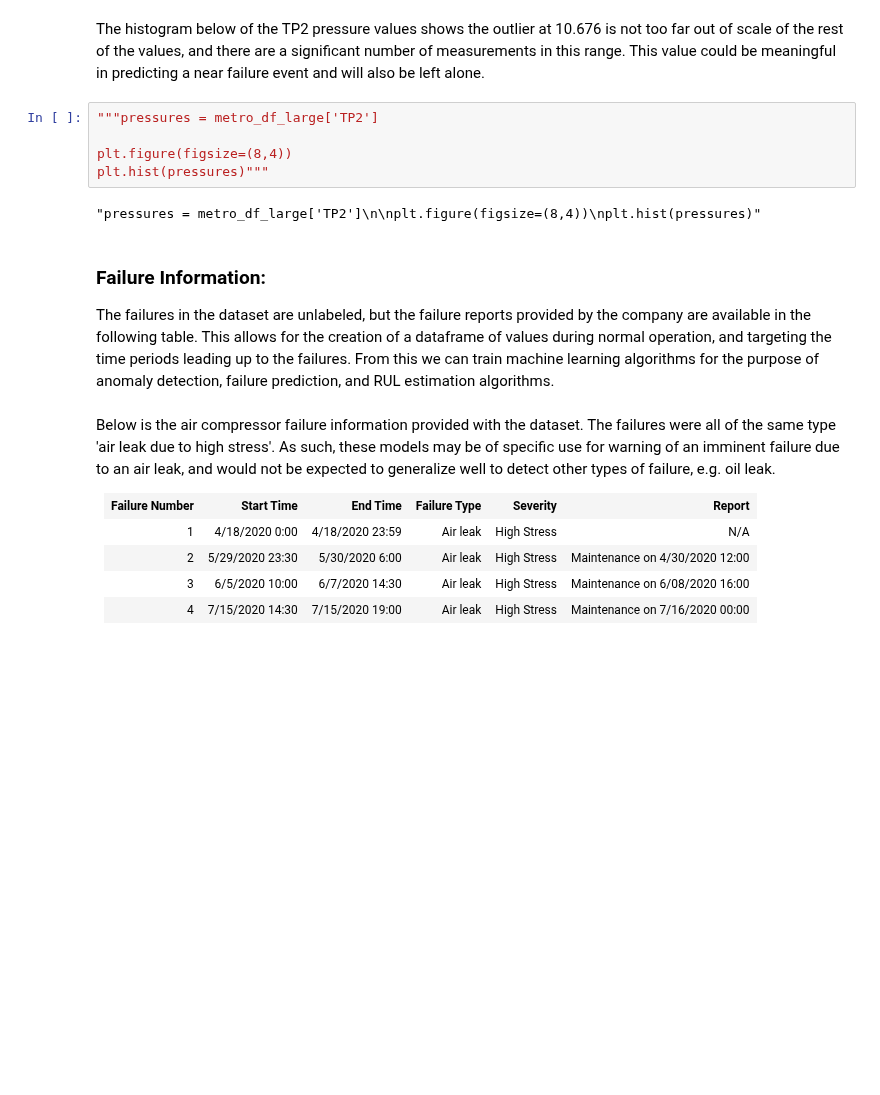
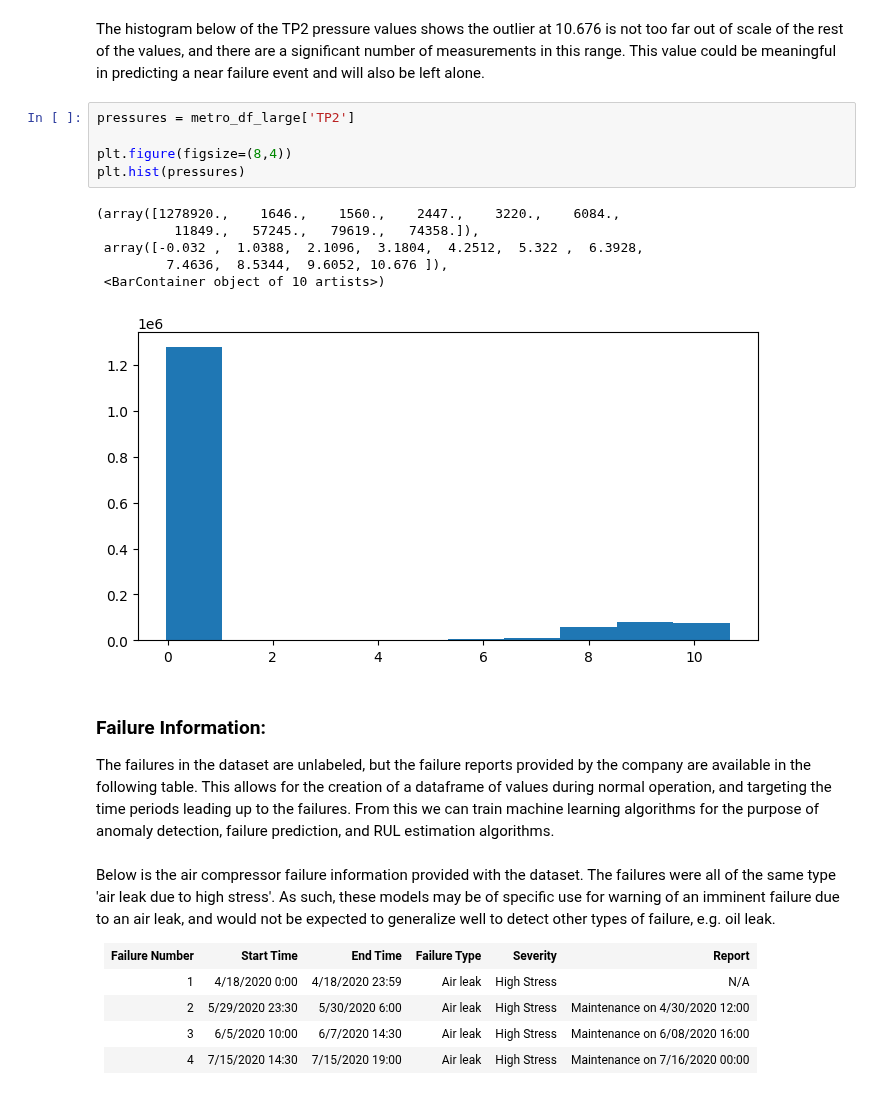
Before and after one commit to Dave-Codes/Predictive-Maintenance, a Jupyter notebook: predictive-maintenance-metropt-3.ipynb, the cells around one changed output. Saved outputs shown, nothing was run; the diff lists cells and outputs as text; blank space fills up the shorter version.

```diff
--- a/predictive-maintenance-metropt-3.ipynb
+++ b/predictive-maintenance-metropt-3.ipynb
@@ -132,12 +134,17 @@ plt.scatter(integers, dv_pressures, c='red', alpha=0.5)"""
 # %% [markdown]
 The histogram below of the TP2 pressure values shows the outlier at 10.676 is not too far out of scale of the rest of the values, and there are a significant number of measurements in this range. This value could be meaningful in predicting a near failure event and will also be left alone.
 # %%
-"""pressures = metro_df_large['TP2']
+pressures = metro_df_large['TP2']
 
 plt.figure(figsize=(8,4))
-plt.hist(pressures)"""
+plt.hist(pressures)
 # %% [output]
-"pressures = metro_df_large['TP2']\n\nplt.figure(figsize=(8,4))\nplt.hist(pressures)"
+(array([1278920.,    1646.,    1560.,    2447.,    3220.,    6084.,
+          11849.,   57245.,   79619.,   74358.]),
+ array([-0.032 ,  1.0388,  2.1096,  3.1804,  4.2512,  5.322 ,  6.3928,
+         7.4636,  8.5344,  9.6052, 10.676 ]),
+ <BarContainer object of 10 artists>)
+[figure, added]
 # %% [markdown]
 <h3>Failure Information:</h3>
 
```
Also changed, not shown: parts of 7 cells of this notebook.
